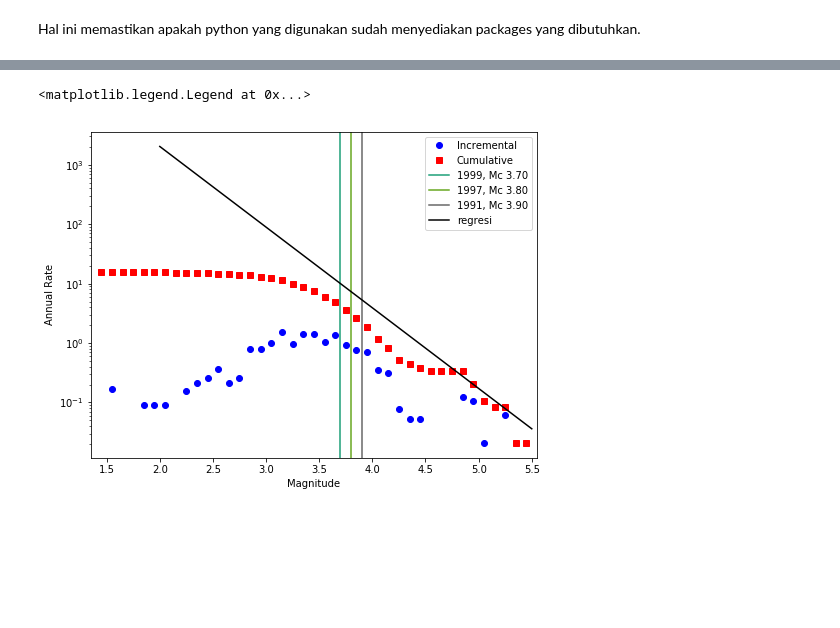
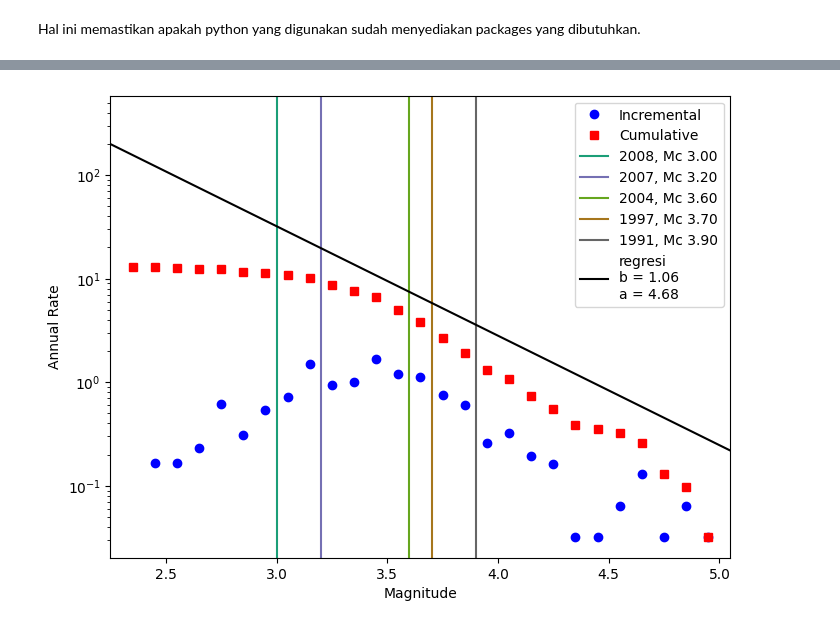
Before and after one commit to yudhastyawan/Seismologi-Teknik-OQ, a Jupyter notebook: OQ009_a_b_value.ipynb, the cells around one changed output, grey strips where cells are left out. Cells and saved outputs as stored; diff of their text form; code cells hidden in the pictures; blank space fills up the shorter version.

```diff
--- a/OQ009_a_b_value.ipynb
+++ b/OQ009_a_b_value.ipynb
@@ -40,4 +42,2 @@ from custom_openquake import *
 # %%
-# folder penyimpanan
-dir_figs = os.path.join(os.getcwd(), 'figs')
-os.makedirs(dir_figs, exist_ok=True)
+catalogue = catalogue_from_pkl('dict_catalogue_fault_Enggano.pkl')
@@ -66,8 +58,8 @@ comp_config = {'magnitude_bin': 0.1,
                 'time_bin': 5. ,
                 'increment_lock': True }
 
-completeness_table, completeness_table_old = magnitude_of_completeness(catalogue_sumatera_fault_filt_2,
-                                                                        comp_config, mag_range=[2.5, 4.])
+completeness_table, completeness_table_old = magnitude_of_completeness(catalogue,
+                                                                        comp_config, mag_range=[3., 4.])
 
 print("== Keseluruhan Mc ==")
 print(completeness_table_old)
@@ -95,11 +87,11 @@ print(completeness_table)
 mle_config = {'magnitude_interval': 0.1 ,
               'Average Type': 'Weighted',
               'reference_magnitude': None }
-b_val, sigma_b, a_val, sigma_a = b_a_value(catalogue_sumatera_fault_filt_2, mle_config, completeness_table)
+b_val, sigma_b, a_val, sigma_a = b_a_value(catalogue, mle_config, completeness_table)
 
 print("\n== a dan b value ==")
 print("b value = ", b_val,
-      "sigma_b = ", sigma_b,
-      "a value = ", a_val,
-      "sigma_a = ", sigma_a)
+      "\nsigma_b = ", sigma_b,
+      "\na value = ", a_val,
+      "\nsigma_a = ", sigma_a)
 # %% [output]
@@ -112,10 +114,10 @@ b value =  1.357532212444995 sigma_b =  0.16295528770196807 a value =  6.0239562
 # %%
 magnitude_bin_width = 0.1
 m_range = [2., 5.5]
-plot_observed_reccurence_with_Mc(catalogue_sumatera_fault_filt_2, completeness_table, completeness_table_old,
+plot_observed_reccurence_with_Mc(catalogue, completeness_table, completeness_table_old,
                                  magnitude_bin_width, cmap_Mc='Dark2')
-plt.plot(m_range, [10**(a_val-b_val*m_range[0]), 10**(a_val-b_val*m_range[1])], c='black', label="regresi")
+plt.plot(m_range, [10**(a_val-b_val*m_range[0]), 10**(a_val-b_val*m_range[1])], c='black', label=f"regresi\nb = {b_val:.2f}\na = {a_val:.2f}")
 plt.legend()
+plt.savefig(os.path.join(dir_figs, 'plot_observed_recurrence_Mc-catalogue_1.png'), dpi=300)
 # %% [output]
-<matplotlib.legend.Legend at 0x...>
-[figure, old version]
+[figure, new version]
```
Also changed, not shown: parts of 12 cells of this notebook, 18 other files.
